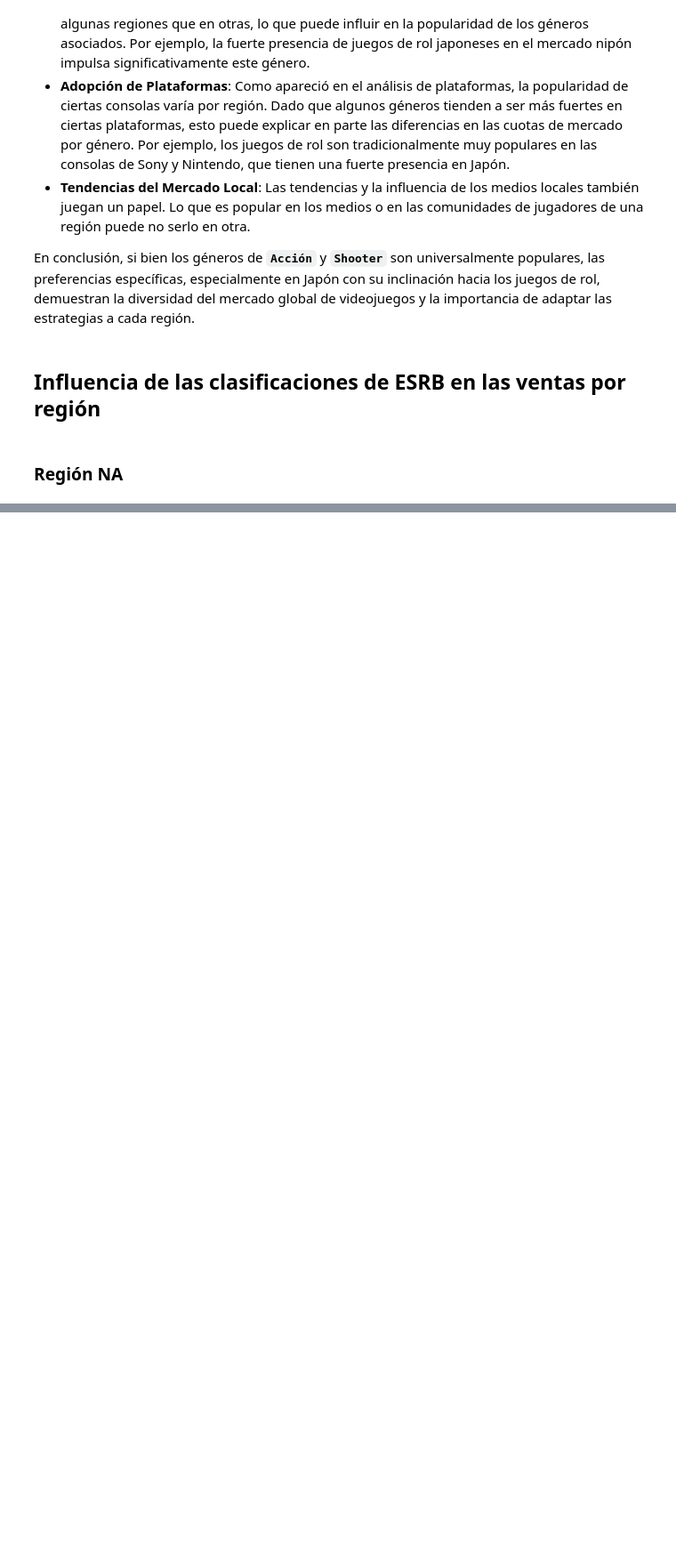
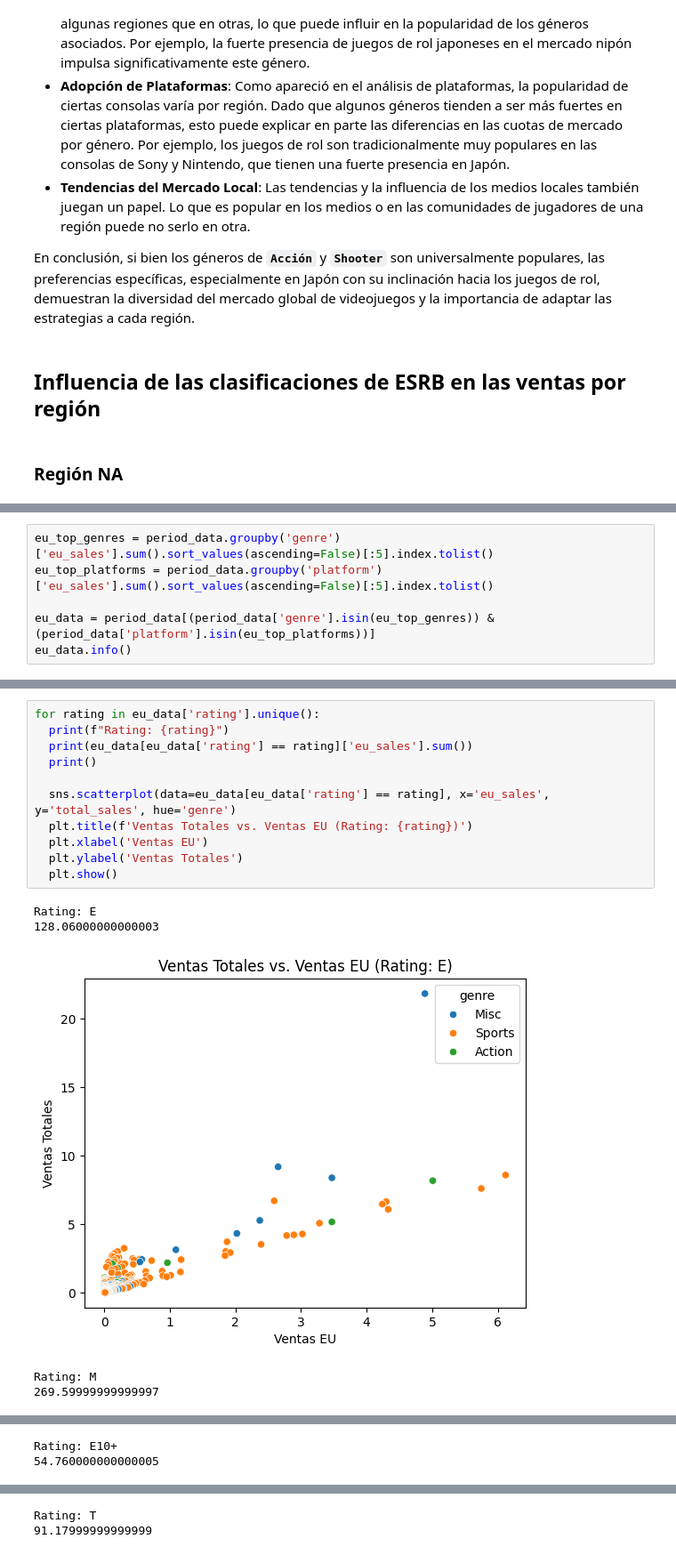
Before and after one commit to Davichobacter/data_science_tt, a Jupyter notebook: sprint_6/notebook.ipynb, the cells around one changed output, grey strips where cells are left out. Shown at 89% size. Cells and saved outputs as stored; diff of their text form; blank space fills up the shorter version.

```diff
--- a/sprint_6/notebook.ipynb
+++ b/sprint_6/notebook.ipynb
@@ -1346,0 +1424,6 @@ Rating: RP
+# %%
+eu_top_genres = period_data.groupby('genre')['eu_sales'].sum().sort_values(ascending=False)[:5].index.tolist()
+eu_top_platforms = period_data.groupby('platform')['eu_sales'].sum().sort_values(ascending=False)[:5].index.tolist()
+
+eu_data = period_data[(period_data['genre'].isin(eu_top_genres)) & (period_data['platform'].isin(eu_top_platforms))]
+eu_data.info()
@@ -1346,0 +1450,17 @@ Rating: RP
+# %%
+for rating in eu_data['rating'].unique():
+  print(f"Rating: {rating}")
+  print(eu_data[eu_data['rating'] == rating]['eu_sales'].sum())
+  print()
+
+  sns.scatterplot(data=eu_data[eu_data['rating'] == rating], x='eu_sales', y='total_sales', hue='genre')
+  plt.title(f'Ventas Totales vs. Ventas EU (Rating: {rating})')
+  plt.xlabel('Ventas EU')
+  plt.ylabel('Ventas Totales')
+  plt.show()
+# %% [output]
+Rating: E
+128.06000000000003
+[figure, added]
+Rating: M
+269.59999999999997
@@ -1346,0 +1468,2 @@ Rating: RP
+Rating: E10+
+54.760000000000005
@@ -1346,0 +1471,2 @@ Rating: RP
+Rating: T
+91.17999999999999
```
Also changed, not shown: parts of 9 cells of this notebook.
